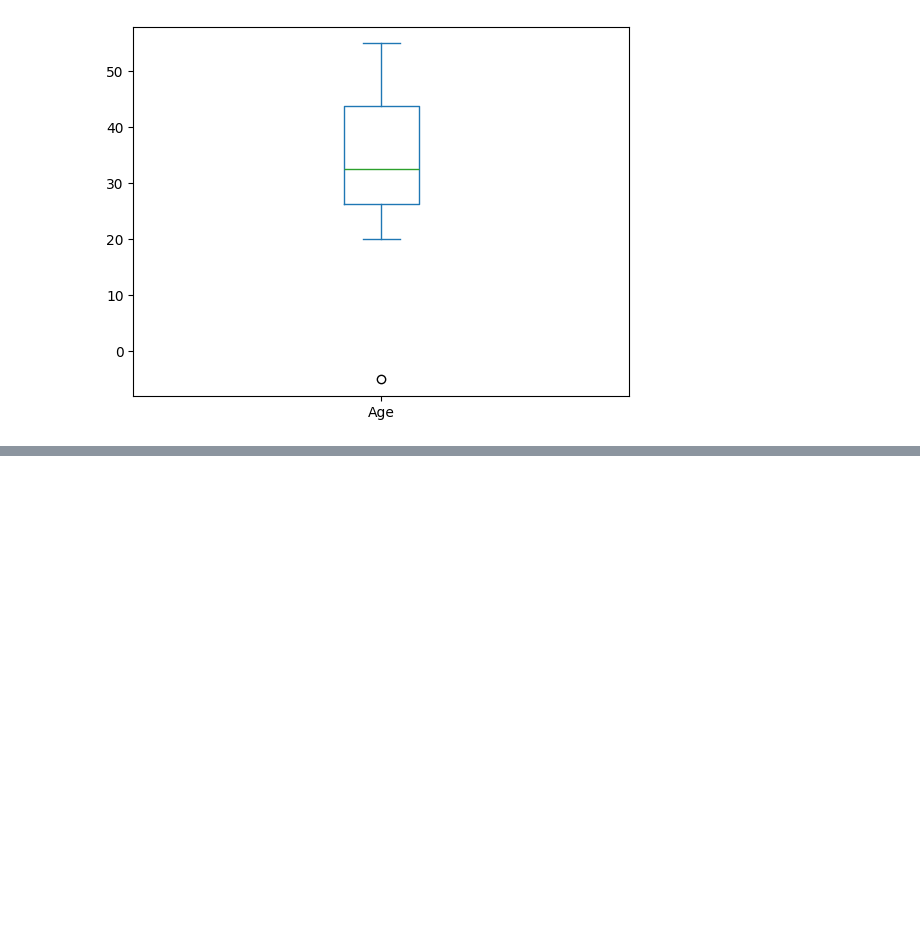
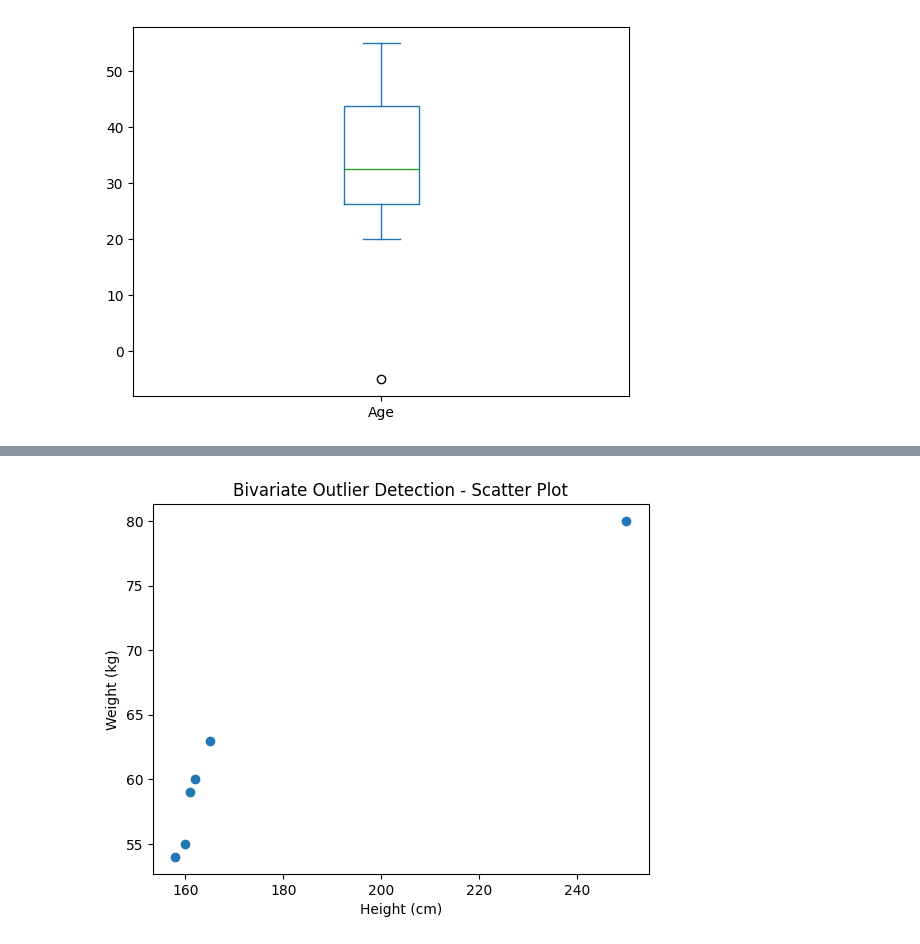
Before and after one commit to Harsha-hub466/Harsha-Patil, a Jupyter notebook: AIML_1.ipynb, the cells around one changed output, grey strips where cells are left out. Drawn from its saved outputs; the diff is of its cells as text; code cells hidden in the pictures; blank space fills up the shorter version.

```diff
--- a/AIML_1.ipynb
+++ b/AIML_1.ipynb
@@ -751,0 +846,14 @@ Name: Age, dtype: float64
+# %%
+import matplotlib.pyplot as plt
+import numpy as np
+
+height = np.array([160, 162, 158, 165, 161, 250])
+weight = np.array([55, 60, 54, 63, 59, 80])
+
+plt.scatter(height, weight)
+plt.xlabel("Height (cm)")
+plt.ylabel("Weight (kg)")
+plt.title("Bivariate Outlier Detection - Scatter Plot")
+plt.show()
+# %% [output]
+[figure, added]
```
Also changed, not shown: parts of 10 cells of this notebook.
